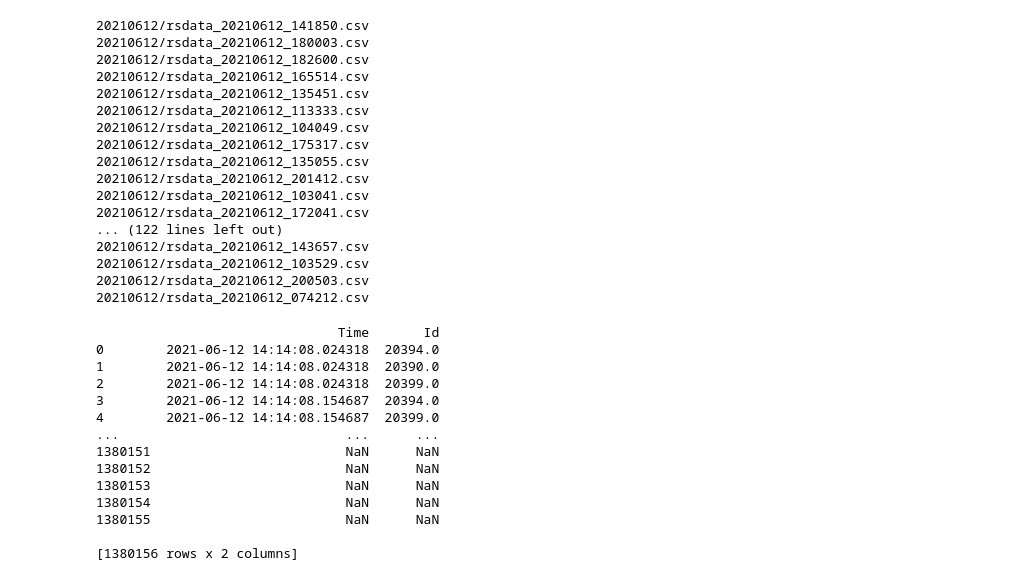
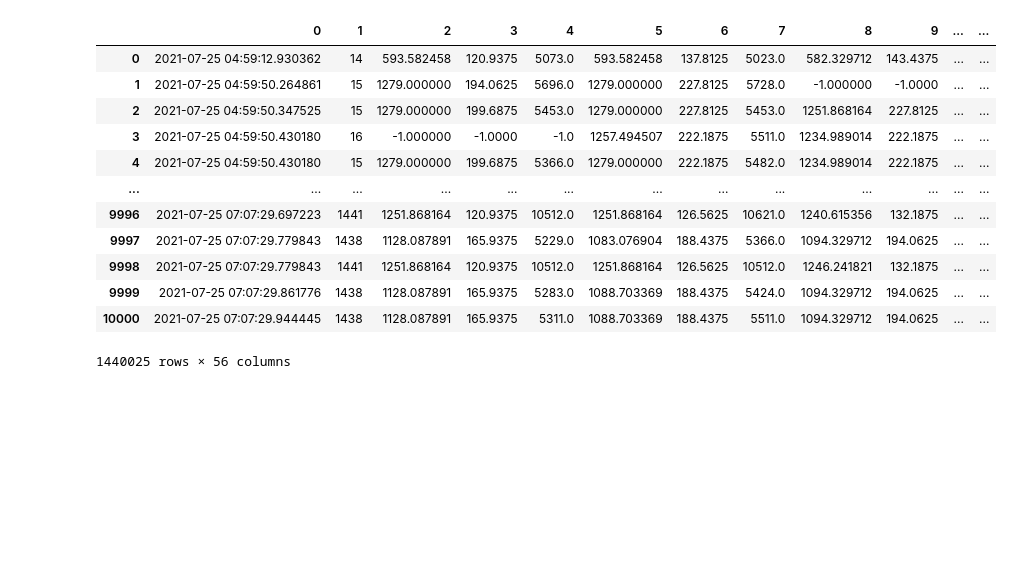
Before and after one commit to daiki-may/marunasu.analysis, a Jupyter notebook: marunasu.ipynb, the cells around one changed output. Cells and saved outputs as stored; diff of their text form; code cells hidden in the pictures; blank space fills up the shorter version.

```diff
--- a/marunasu.ipynb
+++ b/marunasu.ipynb
@@ -39,58 +41,22 @@ if __name__ == "__main__":
 # %%
-# パスで指定したファイルの一覧をリスト形式で取得. （ここでは一階層下のtestファイル以下）
-csv_files = glob.glob('20210612/*.csv')
-
-#読み込むファイルのリストを表示
-for a in csv_files:
-    print(a)
-
-#csvファイルの中身を追加していくリストを用意
-data_list = []
-
-#読み込むファイルのリストを走査
-for file in csv_files:
-    data_list.append(pd.read_csv(file))
-
-#リストを全て行方向に結合
-#axis=0:行方向に結合, sort
-df = pd.concat(data_list,  sort=False)
-
-df.to_csv("total0612.csv",index=False)
+#こっち使う
+allfiles = glob.glob('20210725/*.csv')
+list = []
+for file in allfiles:
+    list.append(pd.read_csv(file,header=None))
+df = pd.concat(list, sort=False)
+df
 # %% [output]
+|  | 0 | 1 | 2 | 3 | 4 | 5 | 6 | 7 | 8 | 9 | ... | ... |
+| 0 | 2021-07-25 04:59:12.930362 | 14 | 593.582458 | 120.9375 | 5073.0 | 593.582458 | 137.8125 | 5023.0 | 582.329712 | 143.4375 | ... | ... |
+| 1 | 2021-07-25 04:59:50.264861 | 15 | 1279.000000 | 194.0625 | 5696.0 | 1279.000000 | 227.8125 | 5728.0 | -1.000000 | -1.0000 | ... | ... |
+| 2 | 2021-07-25 04:59:50.347525 | 15 | 1279.000000 | 199.6875 | 5453.0 | 1279.000000 | 227.8125 | 5453.0 | 1251.868164 | 227.8125 | ... | ... |
+| 3 | 2021-07-25 04:59:50.430180 | 16 | -1.000000 | -1.0000 | -1.0 | 1257.494507 | 222.1875 | 5511.0 | 1234.989014 | 222.1875 | ... | ... |
+| 4 | 2021-07-25 04:59:50.430180 | 15 | 1279.000000 | 199.6875 | 5366.0 | 1279.000000 | 222.1875 | 5482.0 | 1234.989014 | 222.1875 | ... | ... |
+| ... | ... | ... | ... | ... | ... | ... | ... | ... | ... | ... | ... | ... |
+| 9996 | 2021-07-25 07:07:29.697223 | 1441 | 1251.868164 | 120.9375 | 10512.0 | 1251.868164 | 126.5625 | 10621.0 | 1240.615356 | 132.1875 | ... | ... |
+| 9997 | 2021-07-25 07:07:29.779843 | 1438 | 1128.087891 | 165.9375 | 5229.0 | 1083.076904 | 188.4375 | 5366.0 | 1094.329712 | 194.0625 | ... | ... |
+| 9998 | 2021-07-25 07:07:29.779843 | 1441 | 1251.868164 | 120.9375 | 10512.0 | 1251.868164 | 126.5625 | 10512.0 | 1246.241821 | 132.1875 | ... | ... |
+| 9999 | 2021-07-25 07:07:29.861776 | 1438 | 1128.087891 | 165.9375 | 5283.0 | 1088.703369 | 188.4375 | 5424.0 | 1094.329712 | 194.0625 | ... | ... |
+| 10000 | 2021-07-25 07:07:29.944445 | 1438 | 1128.087891 | 165.9375 | 5311.0 | 1088.703369 | 188.4375 | 5511.0 | 1094.329712 | 194.0625 | ... | ... |
-20210612/rsdata_20210612_141850.csv
-20210612/rsdata_20210612_180003.csv
-20210612/rsdata_20210612_182600.csv
-20210612/rsdata_20210612_165514.csv
-20210612/rsdata_20210612_135451.csv
-20210612/rsdata_20210612_113333.csv
-20210612/rsdata_20210612_104049.csv
-20210612/rsdata_20210612_175317.csv
-20210612/rsdata_20210612_135055.csv
-20210612/rsdata_20210612_201412.csv
-20210612/rsdata_20210612_103041.csv
-20210612/rsdata_20210612_172041.csv
-... (122 lines left out)
-20210612/rsdata_20210612_143657.csv
-20210612/rsdata_20210612_103529.csv
-20210612/rsdata_20210612_200503.csv
-20210612/rsdata_20210612_074212.csv
+1440025 rows × 56 columns
-# %%
-#csvの読み込み
-df_timeid = pd.read_csv('total0612.csv', header=None, usecols=[0,1])
-df_timeid.columns = ['Time', 'Id']
-print(df_timeid)
-# %% [output]
-                               Time       Id
-0        2021-06-12 14:14:08.024318  20394.0
-1        2021-06-12 14:14:08.024318  20390.0
-2        2021-06-12 14:14:08.024318  20399.0
-3        2021-06-12 14:14:08.154687  20394.0
-4        2021-06-12 14:14:08.154687  20399.0
-...                             ...      ...
-1380151                         NaN      NaN
-1380152                         NaN      NaN
-1380153                         NaN      NaN
-1380154                         NaN      NaN
-1380155                         NaN      NaN
-
-[1380156 rows x 2 columns]
```
Also changed, not shown: parts of 11 cells of this notebook.
